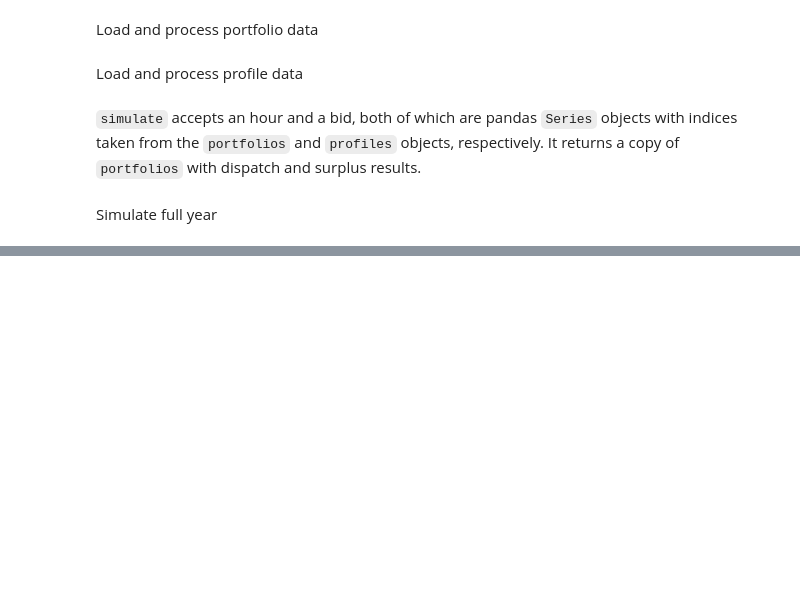
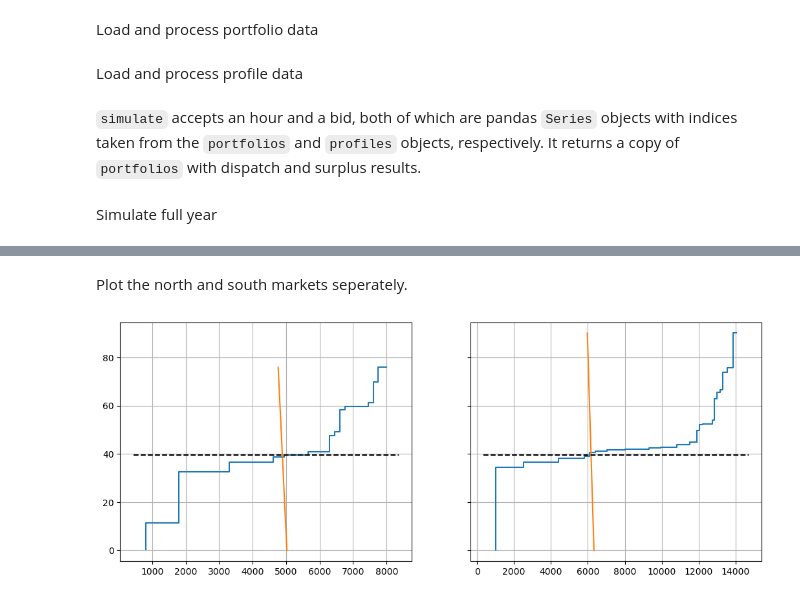
Before and after one commit to eli-brock/esg_simulator, a Jupyter notebook: esg_simulator.ipynb, the cells around one changed output, grey strips where cells are left out. Saved outputs shown, nothing was run; the diff lists cells and outputs as text; code cells hidden in the pictures; blank space fills up the shorter version.

```diff
--- a/esg_simulator.ipynb
+++ b/esg_simulator.ipynb
@@ -112,0 +136,21 @@ Name: Profit, dtype: object
+# %% [markdown]
+Plot the north and south markets seperately.
+# %%
+fig, ax = plt.subplots(1,2,sharey=True)
+fig.set_size_inches(fig.get_size_inches()*[2,1])
+day = 2
+hour = 1
+hour_results = results.loc[day, hour]
+(intercept, slope) = profiles.loc[(['North', 'South'], day, hour)]
+[
+    visualize(
+        market,
+        profiles.loc[(location, day, hour),'Load Intercept'],
+        profiles.loc[(location, day, hour),'Load Slope'],
+        ax[i]
+    )
+    for i, (location, market) in enumerate(hour_results.groupby('Location'))
+]
+fig.show()
+# %% [output]
+[figure, added]
```
Also changed, not shown: parts of 8 cells of this notebook.
